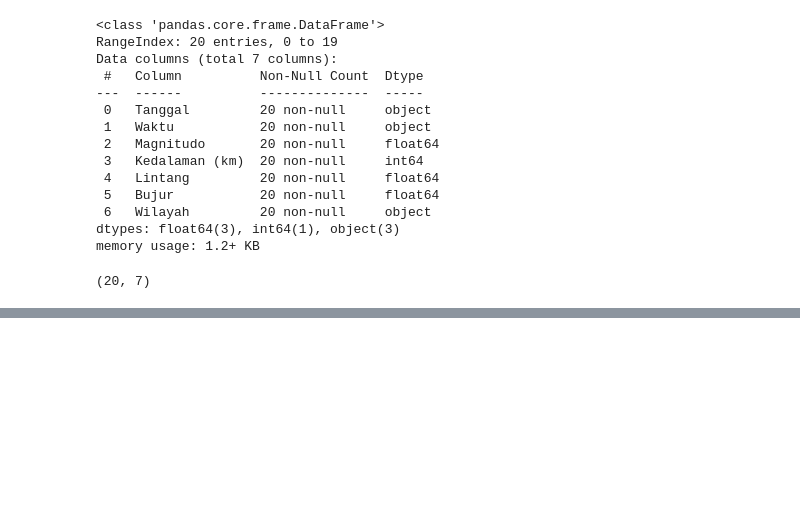
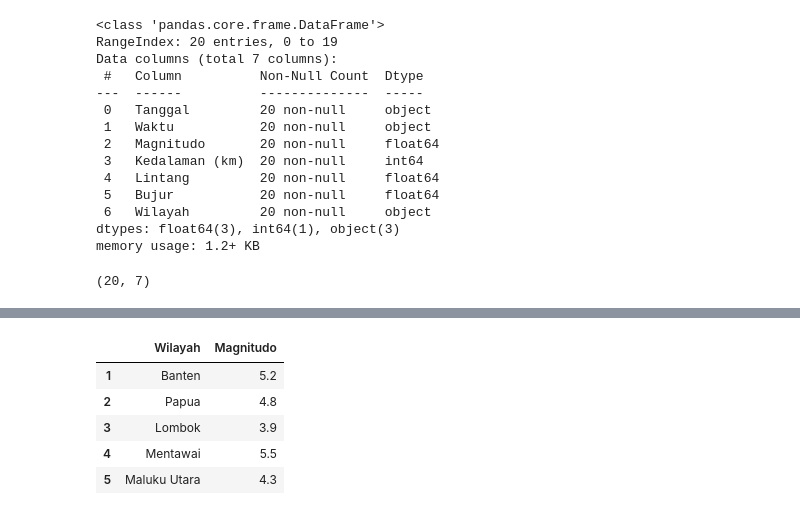
Before and after one commit to Dontbecode/-Bootcamp-Data-Analyst-, a Jupyter notebook: Pandas.ipynb, the cells around one changed output, grey strips where cells are left out. Saved outputs shown, nothing was run; the diff lists cells and outputs as text; code cells hidden in the pictures; blank space fills up the shorter version.

```diff
--- a/Pandas.ipynb
+++ b/Pandas.ipynb
@@ -425,0 +491,12 @@ penggunaan set_option() sangt membantu ketika bekerja dengan dataset besar agar
+# %%
+df = pd.read_json(r'C:\Users\Kuneko\Downloads\Documents\katalog_gempa.json')
+df.index = df.index + 1
+df.head()
+df [['Wilayah','Magnitudo']].head()
+# %% [output]
+|  | Wilayah | Magnitudo |
+| 1 | Banten | 5.2 |
+| 2 | Papua | 4.8 |
+| 3 | Lombok | 3.9 |
+| 4 | Mentawai | 5.5 |
+| 5 | Maluku Utara | 4.3 |
```
Also changed, not shown: parts of 9 cells of this notebook, 1 other file.
